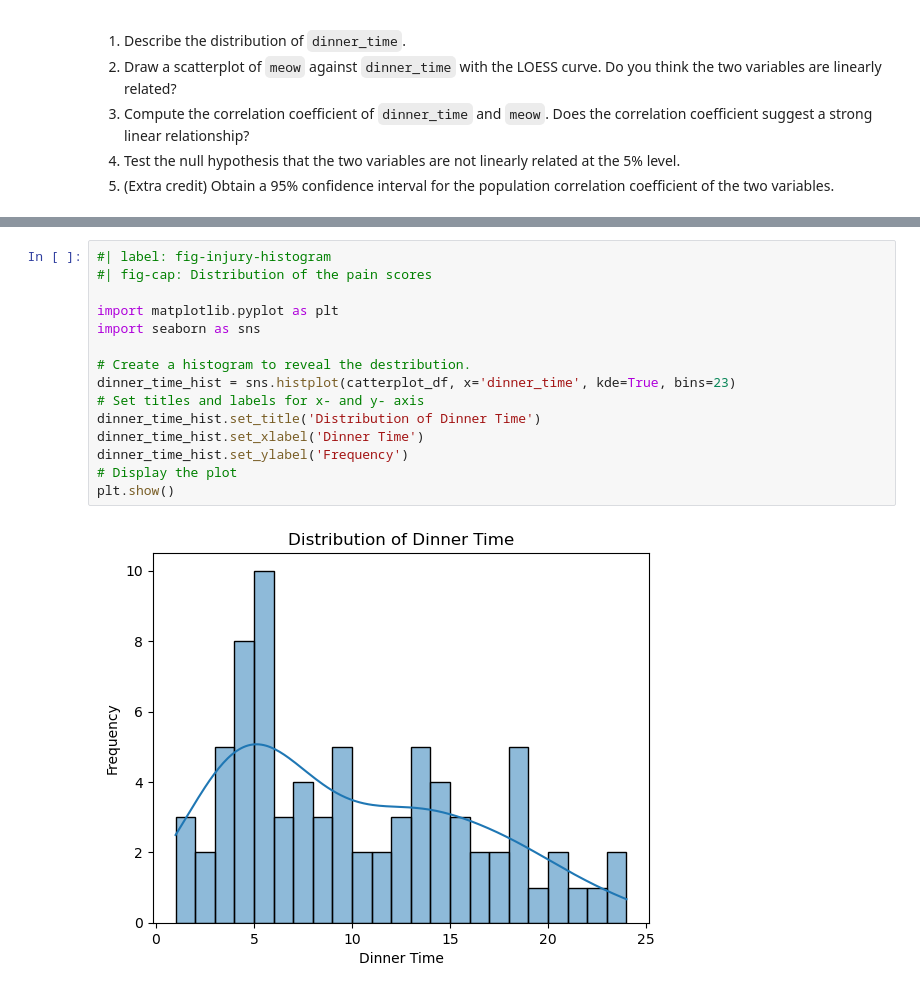
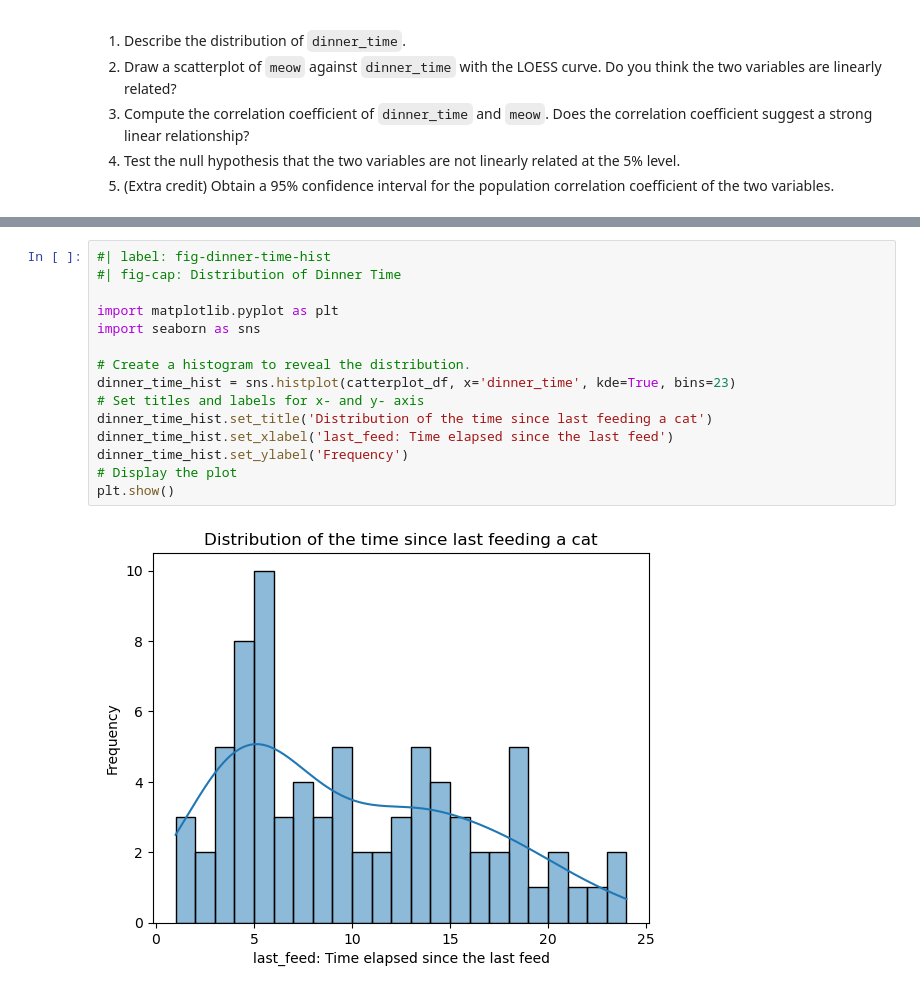
Before and after one commit to AliceAmamiya/educ8009, a Jupyter notebook: session07-08/assignment.ipynb, the cells around one changed output, grey strips where cells are left out. Drawn from its saved outputs; the diff is of its cells as text.

```diff
--- a/session07-08/assignment.ipynb
+++ b/session07-08/assignment.ipynb
@@ -53,17 +100,17 @@ max      24.000000  15.000000
 # %%
-#| label: fig-injury-histogram
-#| fig-cap: Distribution of the pain scores
+#| label: fig-dinner-time-hist
+#| fig-cap: Distribution of Dinner Time
 
 import matplotlib.pyplot as plt
 import seaborn as sns
 
-# Create a histogram to reveal the destribution.
+# Create a histogram to reveal the distribution.
 dinner_time_hist = sns.histplot(catterplot_df, x='dinner_time', kde=True, bins=23)
 # Set titles and labels for x- and y- axis
-dinner_time_hist.set_title('Distribution of Dinner Time')
-dinner_time_hist.set_xlabel('Dinner Time')
+dinner_time_hist.set_title('Distribution of the time since last feeding a cat')
+dinner_time_hist.set_xlabel('last_feed: Time elapsed since the last feed')
 dinner_time_hist.set_ylabel('Frequency')
 # Display the plot
 plt.show()
 # %% [output]
-[figure, old version]
+[figure, new version]
```
Also changed, not shown: parts of 26 cells of this notebook, 1 other file.
